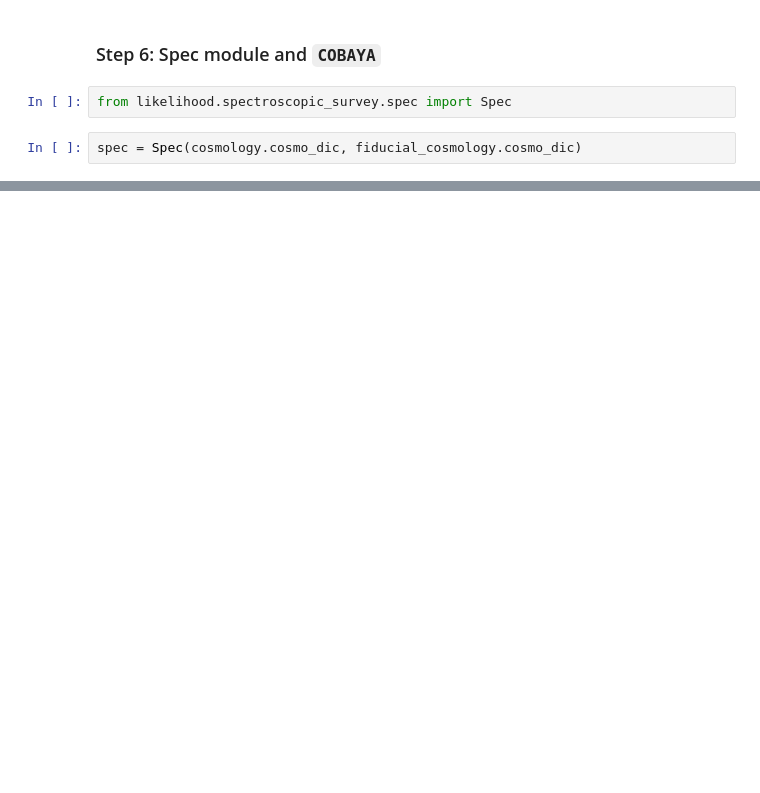
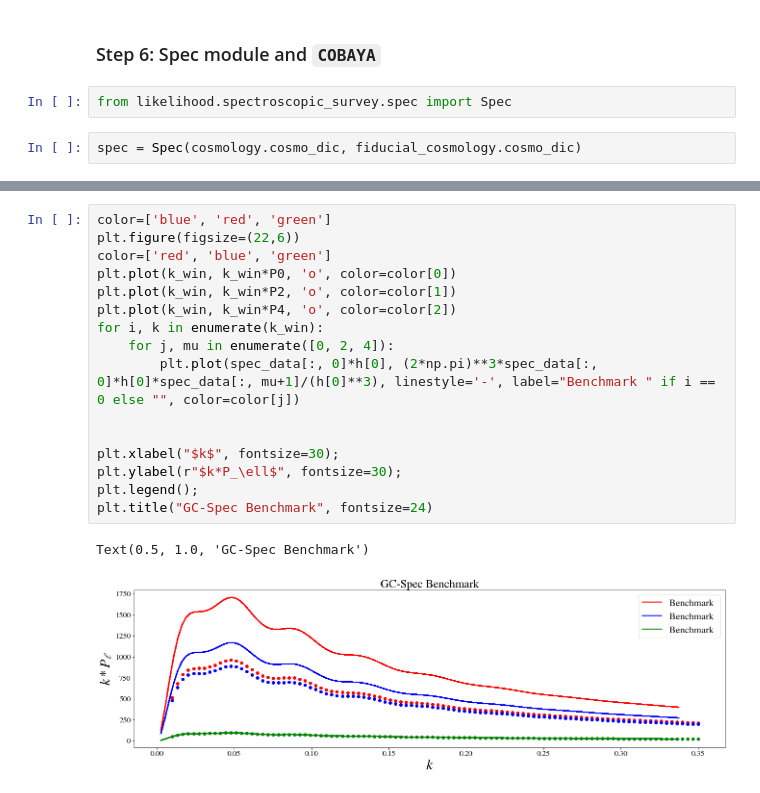
Before and after one commit to cloe-org/CLOE, a Jupyter notebook: likelihood_test.ipynb, the cells around one changed output, grey strips where cells are left out. Drawn from its saved outputs; the diff is of its cells as text; blank space fills up the shorter version.

```diff
--- a/likelihood_test.ipynb
+++ b/likelihood_test.ipynb
@@ -693,0 +705,19 @@ plt.legend();
+# %%
+color=['blue', 'red', 'green']
+plt.figure(figsize=(22,6))
+color=['red', 'blue', 'green']
+plt.plot(k_win, k_win*P0, 'o', color=color[0])
+plt.plot(k_win, k_win*P2, 'o', color=color[1])
+plt.plot(k_win, k_win*P4, 'o', color=color[2])
+for i, k in enumerate(k_win):
+    for j, mu in enumerate([0, 2, 4]):
+        plt.plot(spec_data[:, 0]*h[0], (2*np.pi)**3*spec_data[:, 0]*h[0]*spec_data[:, mu+1]/(h[0]**3), linestyle='-', label="Benchmark " if i == 0 else "", color=color[j])
+
+
+plt.xlabel("$k$", fontsize=30);
+plt.ylabel(r"$k*P_\ell$", fontsize=30);
+plt.legend();
+plt.title("GC-Spec Benchmark", fontsize=24)
+# %% [output]
+Text(0.5, 1.0, 'GC-Spec Benchmark')
+[figure, added]
```
Also changed, not shown: parts of 13 cells of this notebook.
